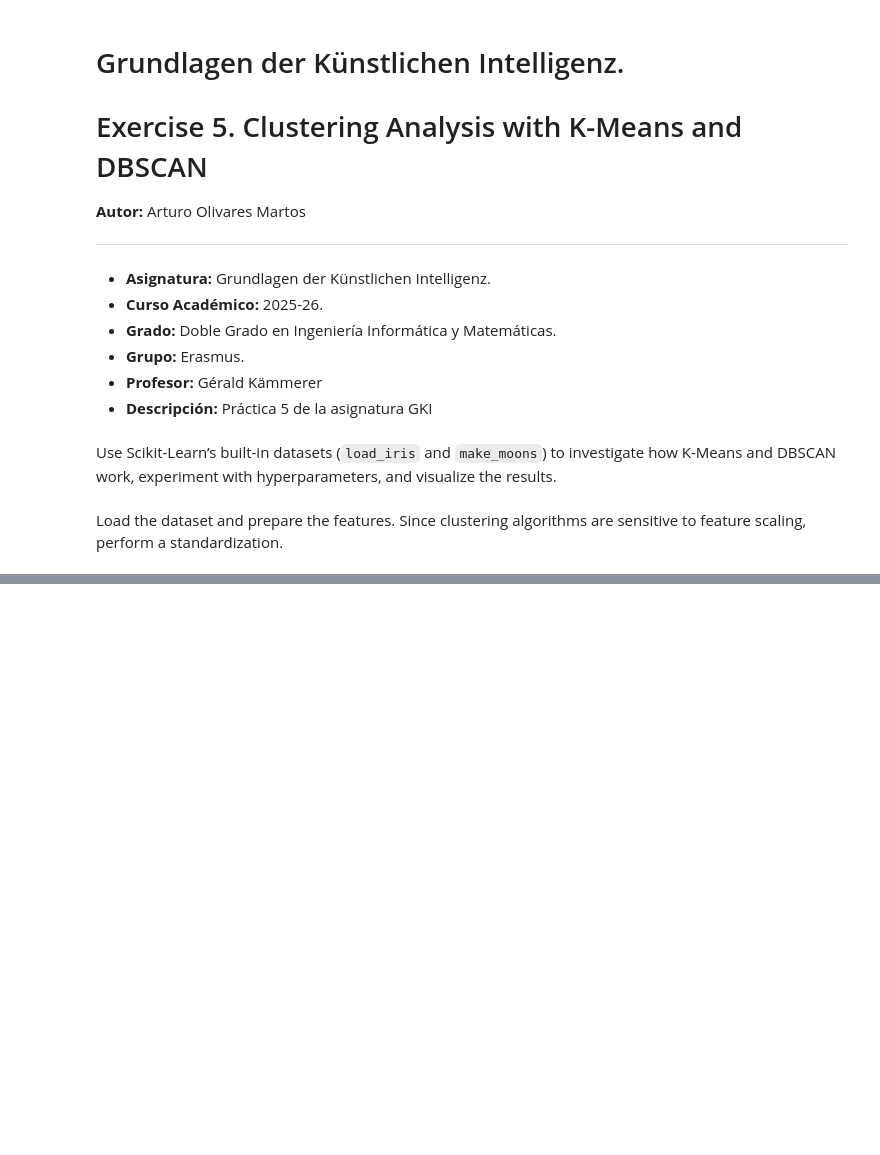
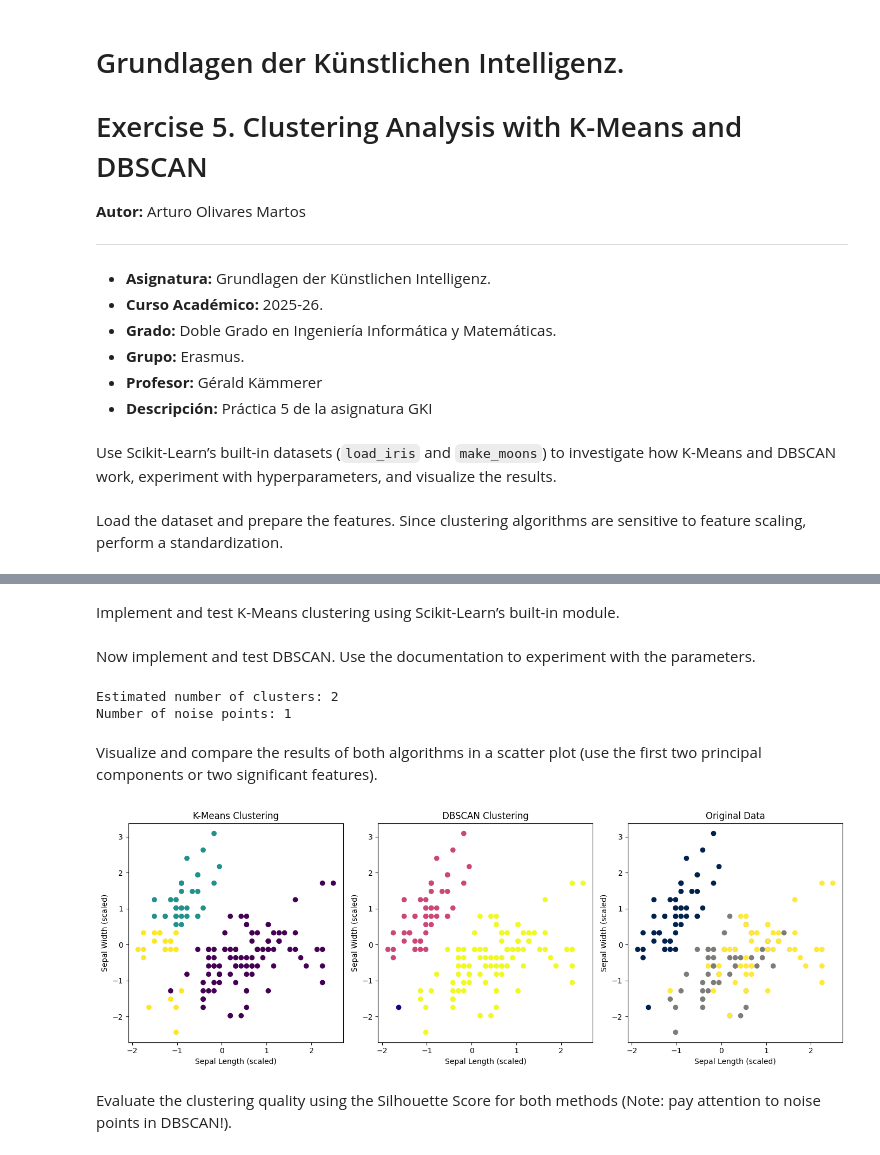
Before and after one commit to LosDelDGIIM/LosDelDGIIM.github.io, a Jupyter notebook: subjects/Erasmus-DUE/GKI/Exercises/Exercise5.ipynb, the cells around one changed output, grey strips where cells are left out. Cells and saved outputs as stored; diff of their text form; code cells hidden in the pictures; blank space fills up the shorter version.

```diff
--- a/subjects/Erasmus-DUE/GKI/Exercises/Exercise5.ipynb
+++ b/subjects/Erasmus-DUE/GKI/Exercises/Exercise5.ipynb
@@ -30,0 +51,59 @@ X s c a l e d = s c a l e r . f i t t r a n s f o r m (X)
+# %% [markdown]
+Implement and test K-Means clustering using Scikit-Learn’s built-in module.
+# %%
+# K-Means Clustering
+from sklearn.cluster import KMeans
+
+kmeans = KMeans(n_clusters=3, random_state=42)
+kmeans_labels = kmeans.fit_predict(X_scaled)
+# %% [markdown]
+Now implement and test DBSCAN. Use the documentation to experiment with the parameters.
+# %%
+# DBSCAN Clustering
+from sklearn.cluster import DBSCAN
+
+# Play around with eps (e.g., 0.2, 0.5, 1.2) and min_samples (e.g., 3, 5, 10)
+dbscan = DBSCAN(eps=1.2, min_samples=5)
+dbscan_labels = dbscan.fit_predict(X_scaled)
+
+# Determine the number of detected clusters and noise points (-1)
+import numpy as np
+n_clusters = len(set(dbscan_labels)) - (1 if -1 in dbscan_labels else 0)
+n_noise = list(dbscan_labels).count(-1)
+print(f"Estimated number of clusters: {n_clusters}")
+print(f"Number of noise points: {n_noise}")
+# %% [output]
+Estimated number of clusters: 2
+Number of noise points: 1
+# %% [markdown]
+Visualize and compare the results of both algorithms in a scatter plot (use the first two principal components or two significant features).
+# %%
+# Visualizing the cluster comparison
+import matplotlib.pyplot as plt
+fig, (ax1, ax2, ax3) = plt.subplots(1, 3, figsize=(14, 5))
+
+# K-Means Plot
+ax1.scatter(X_scaled[:, 0], X_scaled[:, 1], c=kmeans_labels, cmap='viridis')
+ax1.set_title("K-Means Clustering")
+ax1.set_xlabel("Sepal Length (scaled)")
+ax1.set_ylabel("Sepal Width (scaled)")
+
+# DBSCAN Plot
+ax2.scatter(X_scaled[:, 0], X_scaled[:, 1], c=dbscan_labels, cmap='plasma')
+ax2.set_title("DBSCAN Clustering")
+ax2.set_xlabel("Sepal Length (scaled)")
+ax2.set_ylabel("Sepal Width (scaled)")
+
+# Original Data Plot
+ax3.scatter(X_scaled[:, 0], X_scaled[:, 1], c=iris.target, cmap='cividis')
+ax3.set_title("Original Data")
+ax3.set_xlabel("Sepal Length (scaled)")
+ax3.set_ylabel("Sepal Width (scaled)")
+
+plt.tight_layout()
+plt.show()
+# %% [output]
+[figure, added]
+# %% [markdown]
+Evaluate the clustering quality using the Silhouette Score for both methods
+(Note: pay attention to noise points in DBSCAN!).
```
Also changed, not shown: parts of 5 cells of this notebook, 2 other files.
